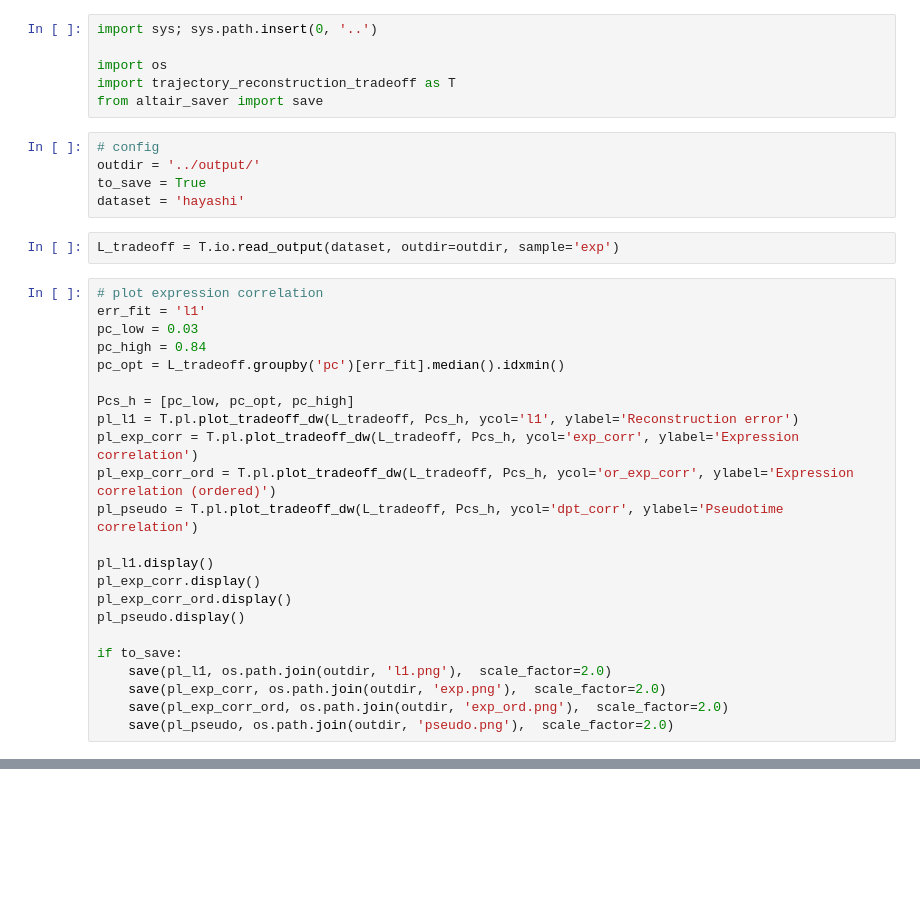
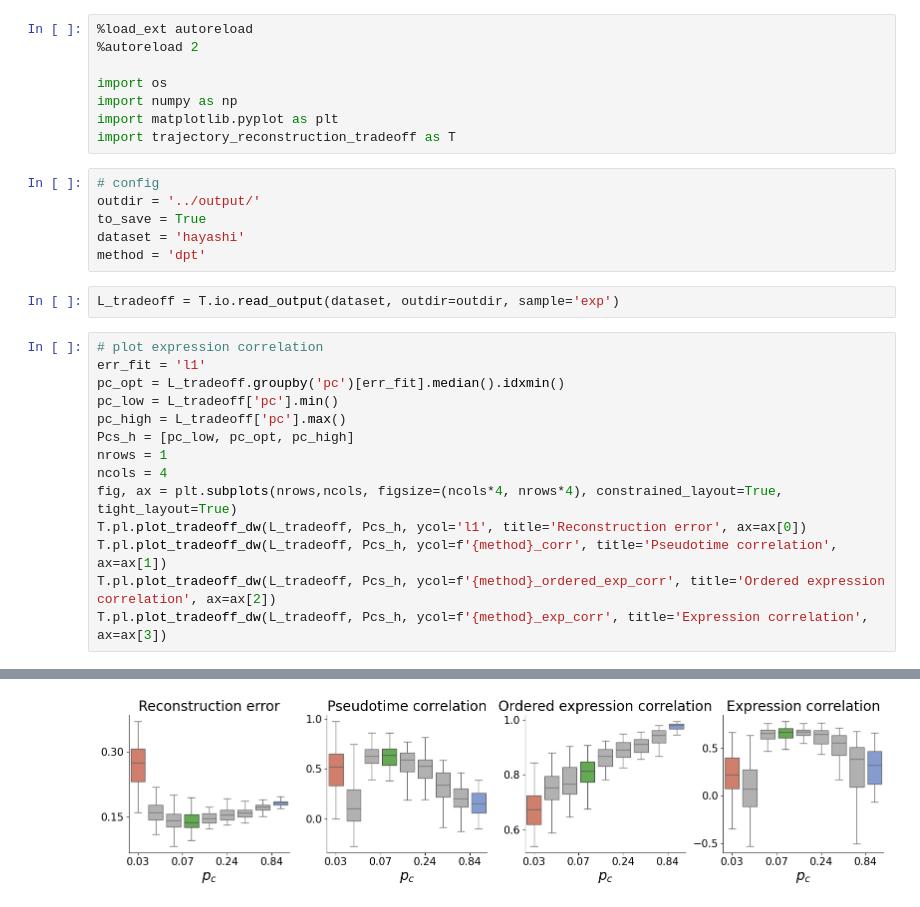
Before and after one commit to nitzanlab/trajectory_reconstruction_tradeoff, a Jupyter notebook: notebooks/expression_results.ipynb, the cells around one changed output, grey strips where cells are left out. Drawn from its saved outputs; the diff is of its cells as text; blank space fills up the shorter version.

```diff
--- a/notebooks/expression_results.ipynb
+++ b/notebooks/expression_results.ipynb
@@ -1,37 +1,31 @@
 # %%
-import sys; sys.path.insert(0, '..')
+%load_ext autoreload
+%autoreload 2
 
 import os
+import numpy as np
+import matplotlib.pyplot as plt
 import trajectory_reconstruction_tradeoff as T
-from altair_saver import save
 # %%
 # config
 outdir = '../output/'
 to_save = True
 dataset = 'hayashi'
+method = 'dpt'
 # %%
 L_tradeoff = T.io.read_output(dataset, outdir=outdir, sample='exp')
 # %%
 # plot expression correlation
 err_fit = 'l1'
-pc_low = 0.03
-pc_high = 0.84
 pc_opt = L_tradeoff.groupby('pc')[err_fit].median().idxmin()
-
+pc_low = L_tradeoff['pc'].min()
+pc_high = L_tradeoff['pc'].max()
 Pcs_h = [pc_low, pc_opt, pc_high]
-pl_l1 = T.pl.plot_tradeoff_dw(L_tradeoff, Pcs_h, ycol='l1', ylabel='Reconstruction error')
-pl_exp_corr = T.pl.plot_tradeoff_dw(L_tradeoff, Pcs_h, ycol='exp_corr', ylabel='Expression correlation')
-pl_exp_corr_ord = T.pl.plot_tradeoff_dw(L_tradeoff, Pcs_h, ycol='or_exp_corr', ylabel='Expression correlation (ordered)')
-pl_pseudo = T.pl.plot_tradeoff_dw(L_tradeoff, Pcs_h, ycol='dpt_corr', ylabel='Pseudotime correlation')
-
-pl_l1.display()
-pl_exp_corr.display()
-pl_exp_corr_ord.display()
-pl_pseudo.display()
-
-if to_save:
-    save(pl_l1, os.path.join(outdir, 'l1.png'),  scale_factor=2.0)
-    save(pl_exp_corr, os.path.join(outdir, 'exp.png'),  scale_factor=2.0)
-    save(pl_exp_corr_ord, os.path.join(outdir, 'exp_ord.png'),  scale_factor=2.0)
-    save(pl_pseudo, os.path.join(outdir, 'pseudo.png'),  scale_factor=2.0)
+nrows = 1
+ncols = 4
+fig, ax = plt.subplots(nrows,ncols, figsize=(ncols*4, nrows*4), constrained_layout=True, tight_layout=True)
+T.pl.plot_tradeoff_dw(L_tradeoff, Pcs_h, ycol='l1', title='Reconstruction error', ax=ax[0])
+T.pl.plot_tradeoff_dw(L_tradeoff, Pcs_h, ycol=f'{method}_corr', title='Pseudotime correlation', ax=ax[1])
+T.pl.plot_tradeoff_dw(L_tradeoff, Pcs_h, ycol=f'{method}_ordered_exp_corr', title='Ordered expression correlation', ax=ax[2])
+T.pl.plot_tradeoff_dw(L_tradeoff, Pcs_h, ycol=f'{method}_exp_corr', title='Expression correlation', ax=ax[3])
 # %% [output]
@@ -45,0 +35 @@ Fontconfig error: Cannot load default config file: No such file: (null)
+[figure, added]
```
Also changed, not shown: parts of 1 cell of this notebook, 16 other files.
